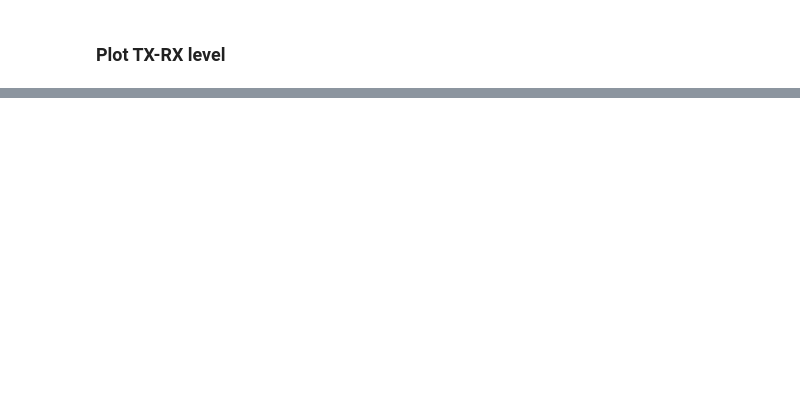
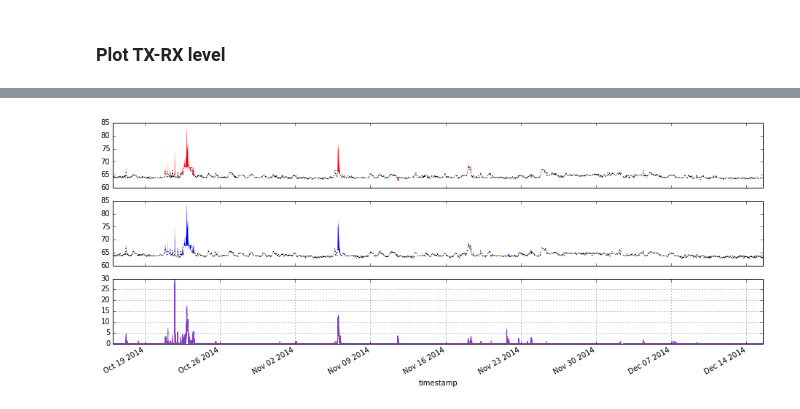
Before and after one commit to pycomlink/pycomlink, a Jupyter notebook: notebooks/example_workflow.ipynb, the cells around one changed output, grey strips where cells are left out. Drawn from its saved outputs; the diff is of its cells as text; code cells hidden in the pictures; blank space fills up the shorter version.

```diff
--- a/notebooks/example_workflow.ipynb
+++ b/notebooks/example_workflow.ipynb
@@ -43,0 +66,25 @@ cml.data.R_fn.plot();
+# %%
+cml.do_baseline_determination(method='linear', wet_external=wet_combi)
+cml.calc_A()
+
+fig, ax = subplots(3, 1, figsize=(16,10), sharex=True)
+
+
+ax[0].fill_between(cml.data.resample('15min').index,
+                   cml.data.resample('15min').txrx_fn,
+                   cml.data.resample('15min').baseline_fn,
+                   edgecolor=None, lw=0.0, facecolor='r')
+ax[0].plot(cml.data.resample('15min').index,
+           cml.data.resample('15min').baseline_fn, ':k')
+
+ax[1].fill_between(cml.data.resample('15min').index,
+                   cml.data.resample('15min').txrx_nf,
+                   cml.data.resample('15min').baseline_nf,
+                   edgecolor=None, lw=0.0, facecolor='b')
+ax[1].plot(cml.data.resample('15min').index,
+           cml.data.resample('15min').baseline_nf, ':k')
+
+cml.data.A_fn.plot(figsize=(16,6), color='r', alpha=0.5, ax=ax[2])
+cml.data.A_nf.plot(figsize=(16,6), color='b', alpha=0.5, ax=ax[2]);
+# %% [output]
+[figure, added]
```
Also changed, not shown: parts of 13 cells of this notebook, 1 other file.
